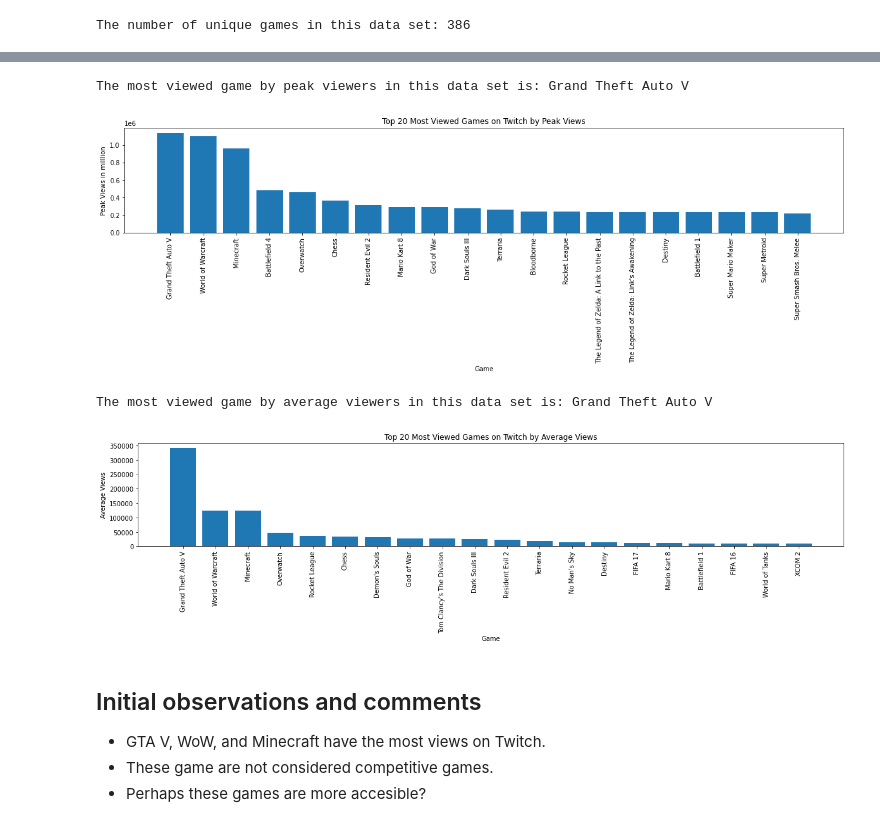
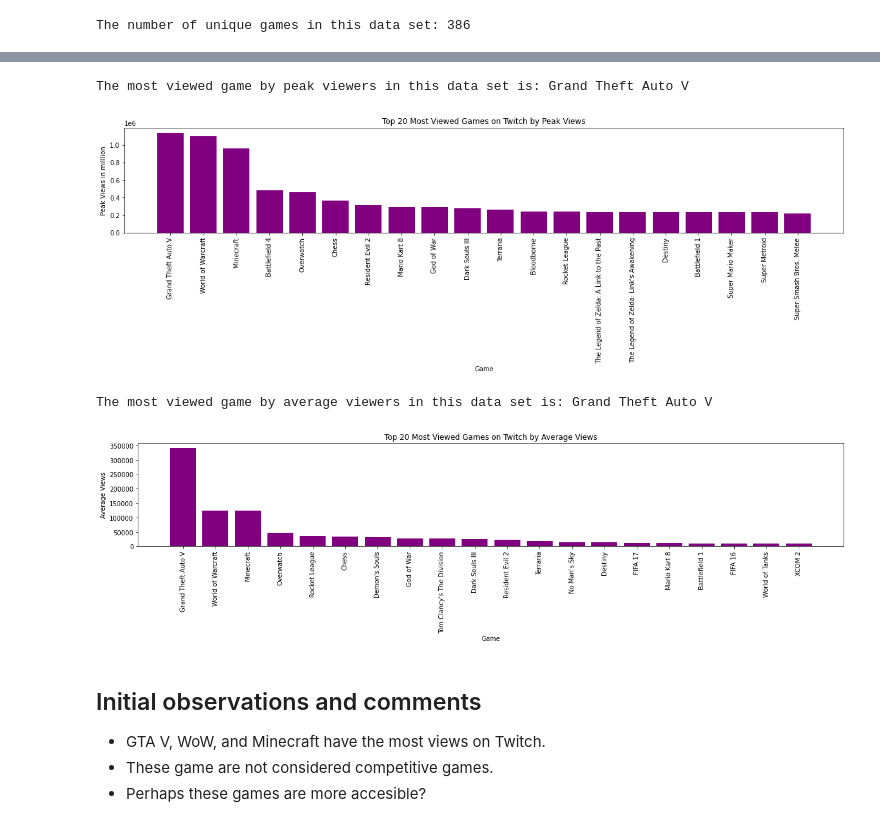
Before and after one commit to MrMrRPG/project_1, a Jupyter notebook: josh_folder/Twitch_Hour_Viewership_analysis.ipynb, the cells around one changed output, grey strips where cells are left out. Drawn from its saved outputs; the diff is of its cells as text; code cells hidden in the pictures.

Commit message:
updated graph colors to purple -Josh

```diff
--- a/josh_folder/Twitch_Hour_Viewership_analysis.ipynb
+++ b/josh_folder/Twitch_Hour_Viewership_analysis.ipynb
@@ -73,29 +93,29 @@ top_twenty_peak_view = peak_viewers_by_game.head(20)
 # %%
 # Most viewed game by peak viewership
 peak_viewers = grouped_games["Peak_viewers"].max()
 most_viewed_game = df.loc[df["Peak_viewers"] == peak_viewers.max()]
 
 x = np.arange(len(top_twenty_peak_view))
 peak_viewers_value_count = grouped_games["Peak_viewers"].value_counts()
 
 print(f"The most viewed game by peak viewers in this data set is: {most_viewed_game.iloc[0, 2]}")
 
 plt.figure(figsize=(20,3))
-plt.bar(x, top_twenty_peak_view["Peak_viewers"])
+plt.bar(x, top_twenty_peak_view["Peak_viewers"], color = "purple")
 
 tick_locations = [value for value in x]
 plt.xticks(tick_locations, top_twenty_peak_view.index, rotation = "vertical")
 
 plt.title("Top 20 Most Viewed Games on Twitch by Peak Views")
 plt.xlabel("Game")
 plt.ylabel("Peak Views in milllion")
 
 # plt.tight_layout()
 plt.savefig("output_figures/top_20_peak_views.png")
 plt.show()
 # %% [output]
 The most viewed game by peak viewers in this data set is: Grand Theft Auto V
-[figure, old version]
+[figure, new version]
 # %%
 # Top 20 viewed games on Twitch by average viewership
 mean_viewers_by_game = max_grouped_games.sort_values(by = ["Avg_viewers"], ascending=False)
@@ -111,7 +131,7 @@ mean_viewers_value_count = grouped_games["Avg_viewers"].value_counts()
 print(f"The most viewed game by average viewers in this data set is: {most_viewed_game.iloc[0, 2]}")
 
 plt.figure(figsize=(20,3))
-plt.bar(x, top_twenty_mean_view["Avg_viewers"])
+plt.bar(x, top_twenty_mean_view["Avg_viewers"], color = "purple")
 
 tick_locations = [value for value in x]
 plt.xticks(tick_locations, top_twenty_mean_view.index, rotation = "vertical")
@@ -125,7 +145,7 @@ plt.savefig("output_figures/top_20_mean_views.png")
 plt.show()
 # %% [output]
 The most viewed game by average viewers in this data set is: Grand Theft Auto V
-[figure, old version]
+[figure, new version]
 # %% [markdown]
 ## Initial observations and comments
 
```
Also changed, not shown: parts of 13 cells of this notebook, 4 other files.
